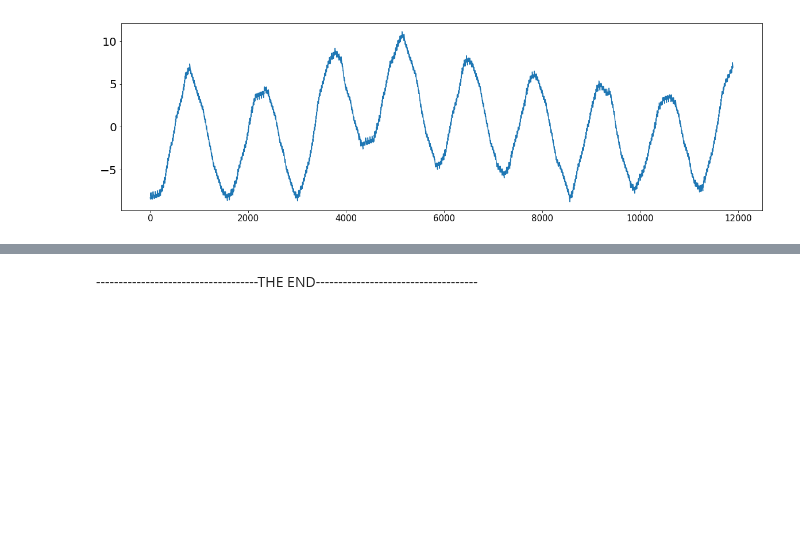
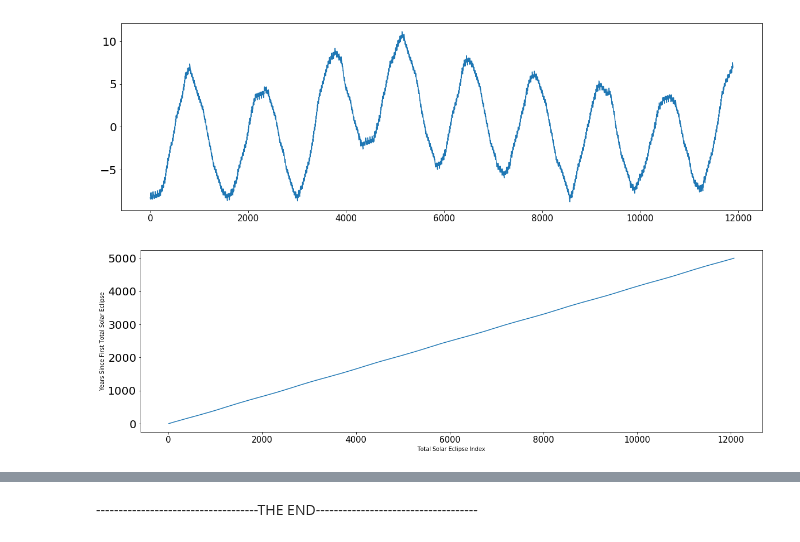
Before and after one commit to rachelraikar/Capstone1-Eclipses, a Jupyter notebook: Solar-and-Lunar-Eclipse-Capstone.ipynb, the cells around one changed output, grey strips where cells are left out. Saved outputs shown, nothing was run; the diff lists cells and outputs as text; code cells hidden in the pictures; blank space fills up the shorter version.

Commit message:
Completed linear regression on lunar dates.

```diff
--- a/Solar-and-Lunar-Eclipse-Capstone.ipynb
+++ b/Solar-and-Lunar-Eclipse-Capstone.ipynb
@@ -679,3 +679,12 @@ _ = plt.show()
 # %% [output]
 [figure]
 [figure]
+# %%
+x_lunar, y_lunar = get_linreg_format(lunar)
+
+_ = plt.plot(x_lunar, y_lunar)
+_ = plt.xlabel('Total Solar Eclipse Index')
+_ = plt.ylabel('Years Since First Total Solar Eclipse')
+_ = plt.show()
+# %% [output]
+[figure, added]
```
Also changed, not shown: parts of 2 cells of this notebook.
